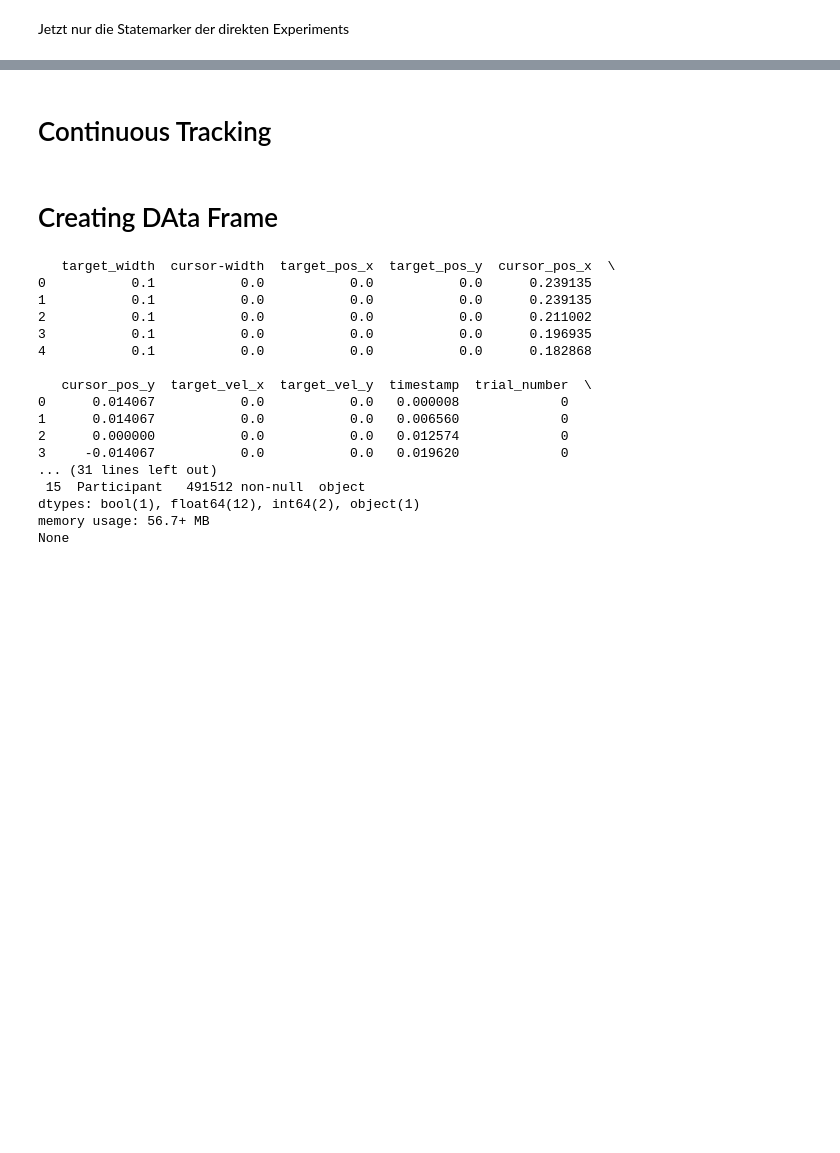
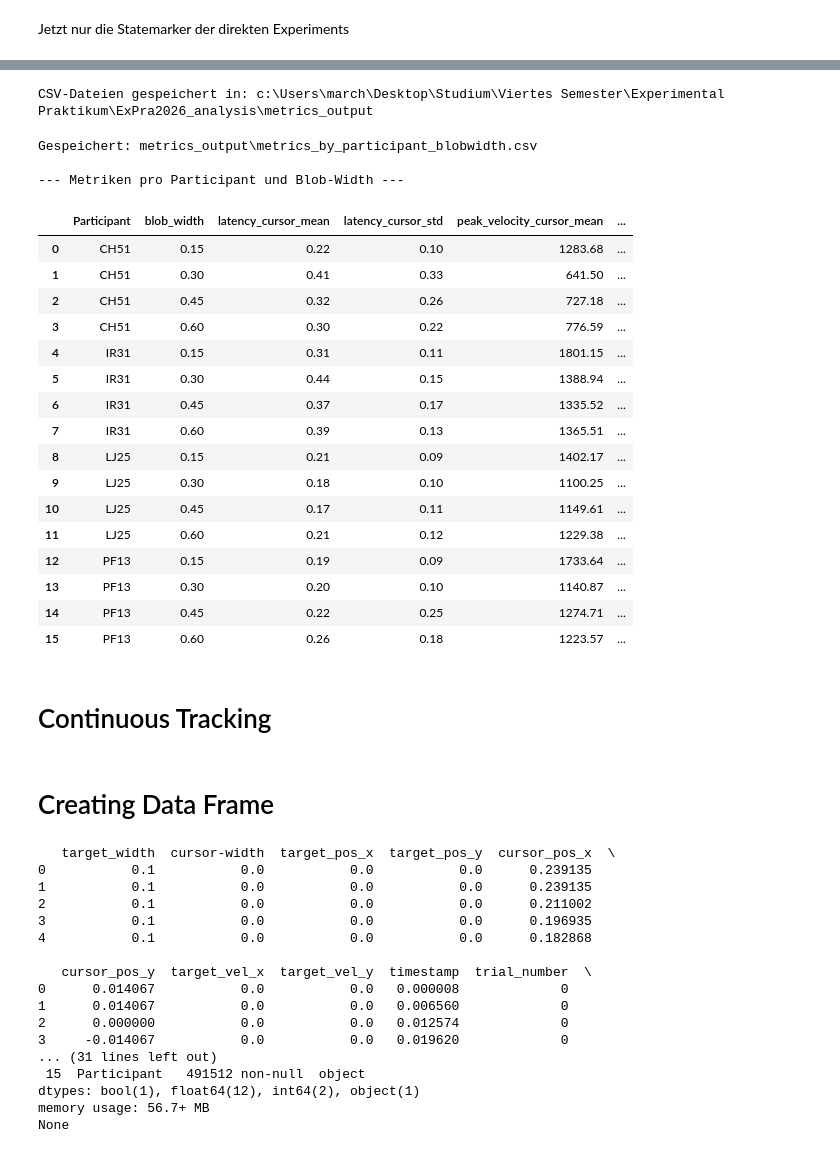
Before and after one commit to Fmin7sharp11/ExPra2026_analysis, a Jupyter notebook: cursor_data_analysis.ipynb, the cells around one changed output, grey strips where cells are left out. Cells and saved outputs as stored; diff of their text form; code cells hidden in the pictures; blank space fills up the shorter version.

```diff
--- a/cursor_data_analysis.ipynb
+++ b/cursor_data_analysis.ipynb
@@ -660,7 +875,73 @@ HBox(children=(Button(description='◀ Previous', style=ButtonStyle()), Dropdown
+# %%
+# CSV exportieren (falls nicht schon geschehen)
+output_dir = Path("metrics_output")
+output_dir.mkdir(exist_ok=True)
+
+df_agg.to_csv(output_dir / "metrics_by_blobwidth.csv")
+df_metrics_all.to_csv(output_dir / "trial_metrics_raw.csv", index=False)
+
+print("CSV-Dateien gespeichert in:", output_dir.absolute())
+# %% [output]
+CSV-Dateien gespeichert in: c:\Users\march\Desktop\Studium\Viertes Semester\Experimental Praktikum\ExPra2026_analysis\metrics_output
+# %%
+# Aggregation pro Participant und Blob‑Width
+# ------------------------------------------------------------
+# Gruppiere nach Participant und blob_width
+# Berechne Mittelwert und Standardabweichung für alle metrischen Spalten
+
+# Metrik-Spalten (ohne Identifikatoren)
+metric_cols = [col for col in df_metrics_all.columns
+               if col not in ['Participant', 'block', 'trial', 'blob_width']]
+
+# Aggregation: mean und std
+df_participant_blob_agg = df_metrics_all.groupby(['Participant', 'blob_width'])[metric_cols].agg(['mean', 'std'])
+
+# Spalten umbenennen: z.B. 'latency_cursor_mean', 'latency_cursor_std'
+df_participant_blob_agg.columns = ['_'.join(col).strip() for col in df_participant_blob_agg.columns.values]
+
+# Zurücksetzen des Index, damit Participant und blob_width als Spalten erscheinen
+df_participant_blob_agg = df_participant_blob_agg.reset_index()
+
+# ------------------------------------------------------------
+# Ausgabe als CSV
+# ------------------------------------------------------------
+output_dir = Path("metrics_output")
+output_dir.mkdir(exist_ok=True)
+
+df_participant_blob_agg.to_csv(output_dir / "metrics_by_participant_blobwidth.csv", index=False)
+print(f"Gespeichert: {output_dir / 'metrics_by_participant_blobwidth.csv'}")
+
+# ------------------------------------------------------------
+# Anzeige der Tabelle (alle Zeilen)
+# ------------------------------------------------------------
+from IPython.display import display
+print("\n--- Metriken pro Participant und Blob-Width ---")
+display(df_participant_blob_agg.round(2))
+# %% [output]
+Gespeichert: metrics_output\metrics_by_participant_blobwidth.csv
+
+--- Metriken pro Participant und Blob-Width ---
+|  | Participant | blob_width | latency_cursor_mean | latency_cursor_std | peak_velocity_cursor_mean | ... |
+| 0 | CH51 | 0.15 | 0.22 | 0.10 | 1283.68 | ... |
+| 1 | CH51 | 0.30 | 0.41 | 0.33 | 641.50 | ... |
+| 2 | CH51 | 0.45 | 0.32 | 0.26 | 727.18 | ... |
+| 3 | CH51 | 0.60 | 0.30 | 0.22 | 776.59 | ... |
+| 4 | IR31 | 0.15 | 0.31 | 0.11 | 1801.15 | ... |
+| 5 | IR31 | 0.30 | 0.44 | 0.15 | 1388.94 | ... |
+| 6 | IR31 | 0.45 | 0.37 | 0.17 | 1335.52 | ... |
+| 7 | IR31 | 0.60 | 0.39 | 0.13 | 1365.51 | ... |
+| 8 | LJ25 | 0.15 | 0.21 | 0.09 | 1402.17 | ... |
+| 9 | LJ25 | 0.30 | 0.18 | 0.10 | 1100.25 | ... |
+| 10 | LJ25 | 0.45 | 0.17 | 0.11 | 1149.61 | ... |
+| 11 | LJ25 | 0.60 | 0.21 | 0.12 | 1229.38 | ... |
+| 12 | PF13 | 0.15 | 0.19 | 0.09 | 1733.64 | ... |
+| 13 | PF13 | 0.30 | 0.20 | 0.10 | 1140.87 | ... |
+| 14 | PF13 | 0.45 | 0.22 | 0.25 | 1274.71 | ... |
+| 15 | PF13 | 0.60 | 0.26 | 0.18 | 1223.57 | ... |
 # %% [markdown]
 # Continuous Tracking
 # %% [markdown]
-# Creating DAta Frame
+# Creating Data Frame
 # %%
 # 1. Den Hauptordner definieren (das 'r' vor dem String ist wichtig für Windows-Pfade, damit Backslashes nicht als Steuerzeichen gelesen werden)
 basis_ordner = Path("data/Continuous_tracking")
```
Also changed, not shown: parts of 10 cells of this notebook.
